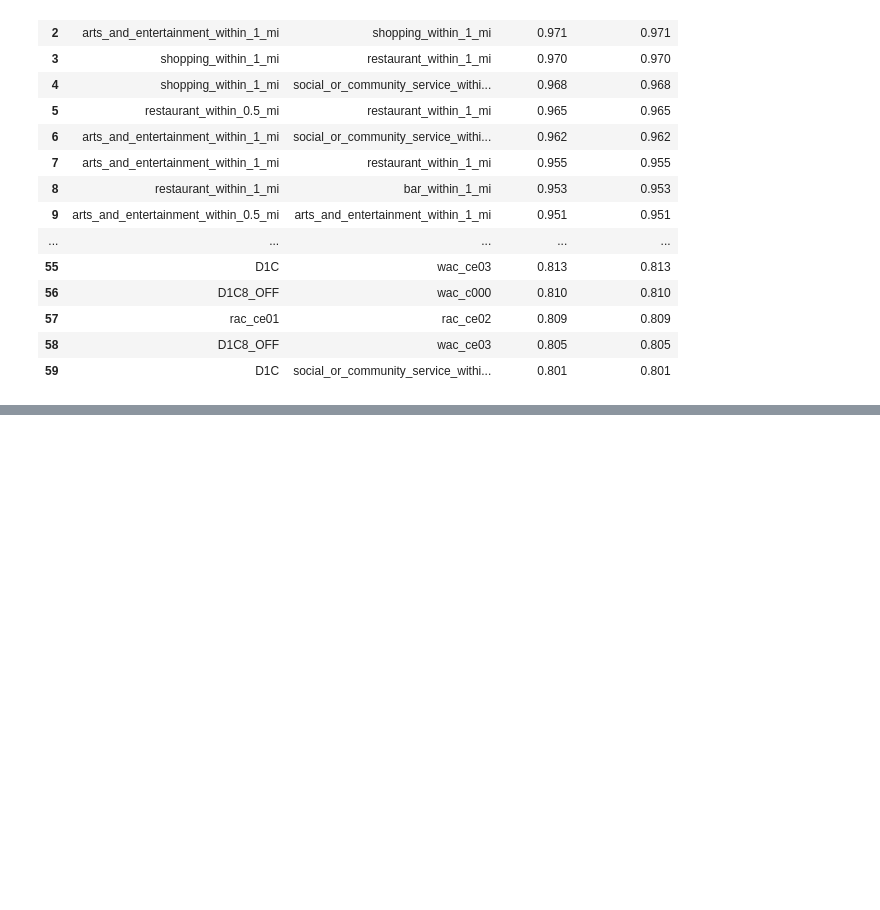
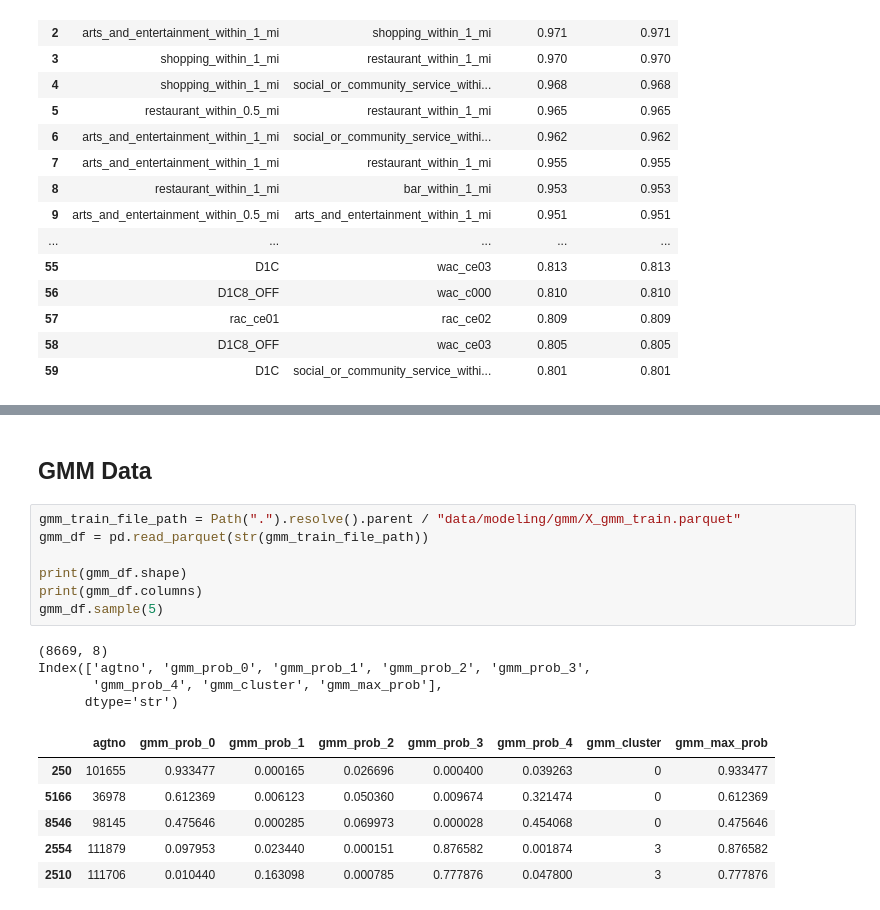
Before and after one commit to Ransommac13/mads_milestone_two, a Jupyter notebook: notebooks/variable_id.ipynb, the cells around one changed output, grey strips where cells are left out. Saved outputs shown, nothing was run; the diff lists cells and outputs as text; blank space fills up the shorter version.

```diff
--- a/notebooks/variable_id.ipynb
+++ b/notebooks/variable_id.ipynb
@@ -375,0 +396,20 @@ correlation_df
+# %% [markdown]
+## GMM Data
+# %%
+gmm_train_file_path = Path(".").resolve().parent / "data/modeling/gmm/X_gmm_train.parquet"
+gmm_df = pd.read_parquet(str(gmm_train_file_path))
+
+print(gmm_df.shape)
+print(gmm_df.columns)
+gmm_df.sample(5)
+# %% [output]
+(8669, 8)
+Index(['agtno', 'gmm_prob_0', 'gmm_prob_1', 'gmm_prob_2', 'gmm_prob_3',
+       'gmm_prob_4', 'gmm_cluster', 'gmm_max_prob'],
+      dtype='str')
+|  | agtno | gmm_prob_0 | gmm_prob_1 | gmm_prob_2 | gmm_prob_3 | gmm_prob_4 | gmm_cluster | gmm_max_prob |
+| 250 | 101655 | 0.933477 | 0.000165 | 0.026696 | 0.000400 | 0.039263 | 0 | 0.933477 |
+| 5166 | 36978 | 0.612369 | 0.006123 | 0.050360 | 0.009674 | 0.321474 | 0 | 0.612369 |
+| 8546 | 98145 | 0.475646 | 0.000285 | 0.069973 | 0.000028 | 0.454068 | 0 | 0.475646 |
+| 2554 | 111879 | 0.097953 | 0.023440 | 0.000151 | 0.876582 | 0.001874 | 3 | 0.876582 |
+| 2510 | 111706 | 0.010440 | 0.163098 | 0.000785 | 0.777876 | 0.047800 | 3 | 0.777876 |
```
Also changed, not shown: parts of 12 cells of this notebook.
